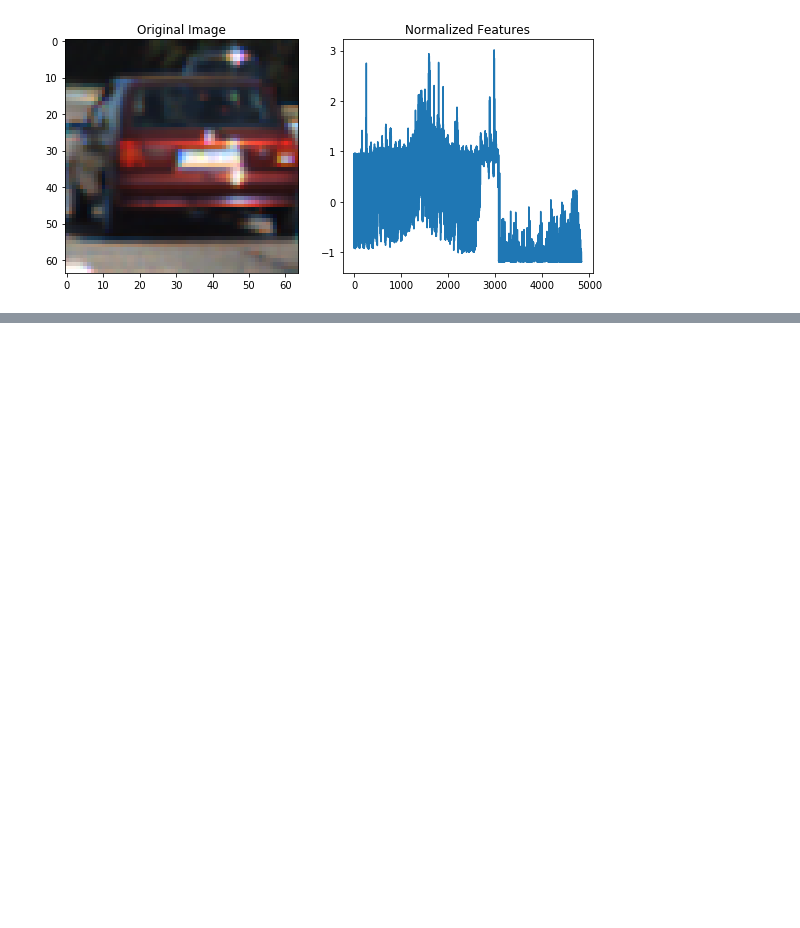
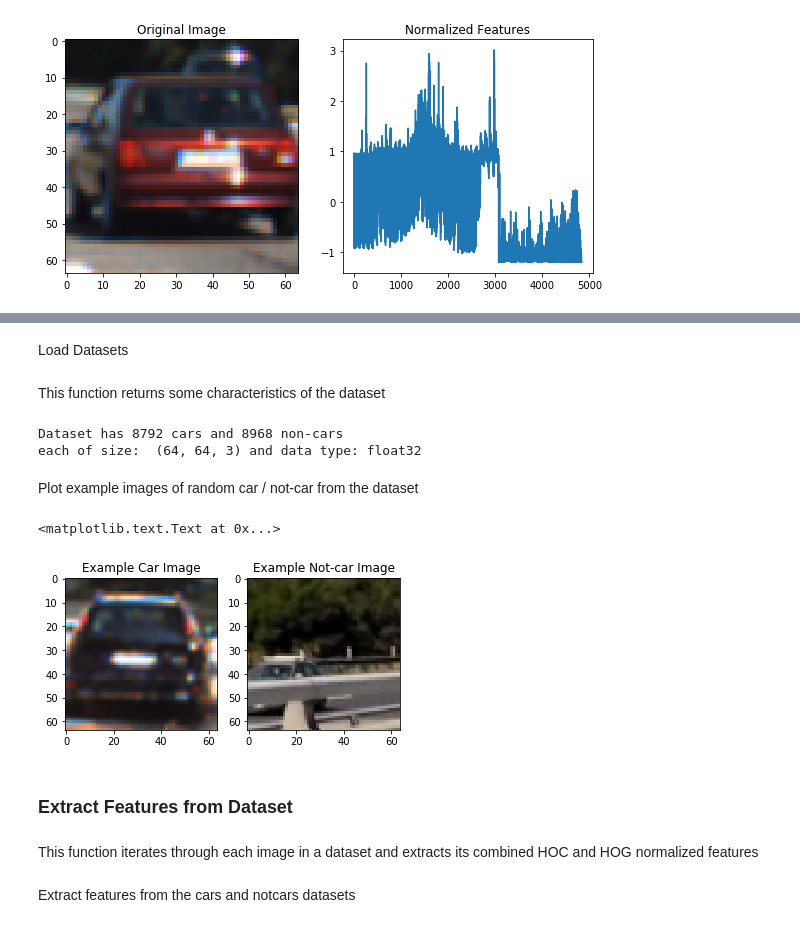
Before and after one commit to vinny-palumbo/AutonomousCars-VehicleDetection, a Jupyter notebook: pipeline.ipynb, the cells around one changed output, grey strips where cells are left out. Saved outputs shown, nothing was run; the diff lists cells and outputs as text; code cells hidden in the pictures; blank space fills up the shorter version.

Commit message:
Explore Vehicles and Non-Vehicles Datasets; Extract Features from Datasets

```diff
--- a/pipeline.ipynb
+++ b/pipeline.ipynb
@@ -225,0 +230,58 @@ C:\Users\Vincent\Miniconda3\envs\carnd-term1\lib\site-packages\skimage\feature\_
+# %% [markdown]
+Load Datasets
+# %%
+import glob
+
+cars = glob.glob('datasets/cars/**/*.png', recursive=True)
+notcars = glob.glob('datasets/notcars/**/*.png', recursive=True)
+# %% [markdown]
+This function returns some characteristics of the dataset
+# %%
+def data_look(car_list, notcar_list):
+    data_dict = {}
+    # Define a key in data_dict "n_cars" and store the number of car images
+    data_dict["n_cars"] = len(car_list)
+    # Define a key "n_notcars" and store the number of notcar images
+    data_dict["n_notcars"] = len(notcar_list)
+    # Read in a test image, either car or notcar
+    example_img = mpimg.imread(car_list[0])
+    # Define a key "image_shape" and store the test image shape 3-tuple
+    data_dict["image_shape"] = example_img.shape
+    # Define a key "data_type" and store the data type of the test image.
+    data_dict["data_type"] = example_img.dtype
+    # Return data_dict
+    return data_dict
+
+data_info = data_look(cars, notcars)
+
+print('Dataset has', data_info["n_cars"], 'cars and', data_info["n_notcars"], 'non-cars'
+    ,'\neach of size: ',data_info["image_shape"], 'and data type:', data_info["data_type"])
+# %% [output]
+Dataset has 8792 cars and 8968 non-cars
+each of size:  (64, 64, 3) and data type: float32
+# %% [markdown]
+Plot example images of random car / not-car from the dataset
+# %%
+# Pick random index
+test_car_ind = np.random.randint(0, len(cars))
+test_notcar_ind = np.random.randint(0, len(notcars))
+
+# Read in car / not-car images
+test_car_image = mpimg.imread(cars[test_car_ind])
+test_notcar_image = mpimg.imread(notcars[test_notcar_ind])
+
+# Plot the examples
+fig = plt.figure()
+plt.subplot(121)
+plt.imshow(test_car_image)
+plt.title('Example Car Image')
+plt.subplot(122)
+plt.imshow(test_notcar_image)
+plt.title('Example Not-car Image')
+# %% [output]
+<matplotlib.text.Text at 0x...>
+[figure, added]
+# %% [markdown]
+### Extract Features from Dataset
+# %% [markdown]
+This function iterates through each image in a dataset and extracts its combined HOC and HOG normalized features
@@ -225,0 +303,2 @@ C:\Users\Vincent\Miniconda3\envs\carnd-term1\lib\site-packages\skimage\feature\_
+# %% [markdown]
+Extract features from the cars and notcars datasets
```
Also changed, not shown: parts of 8 cells of this notebook.
